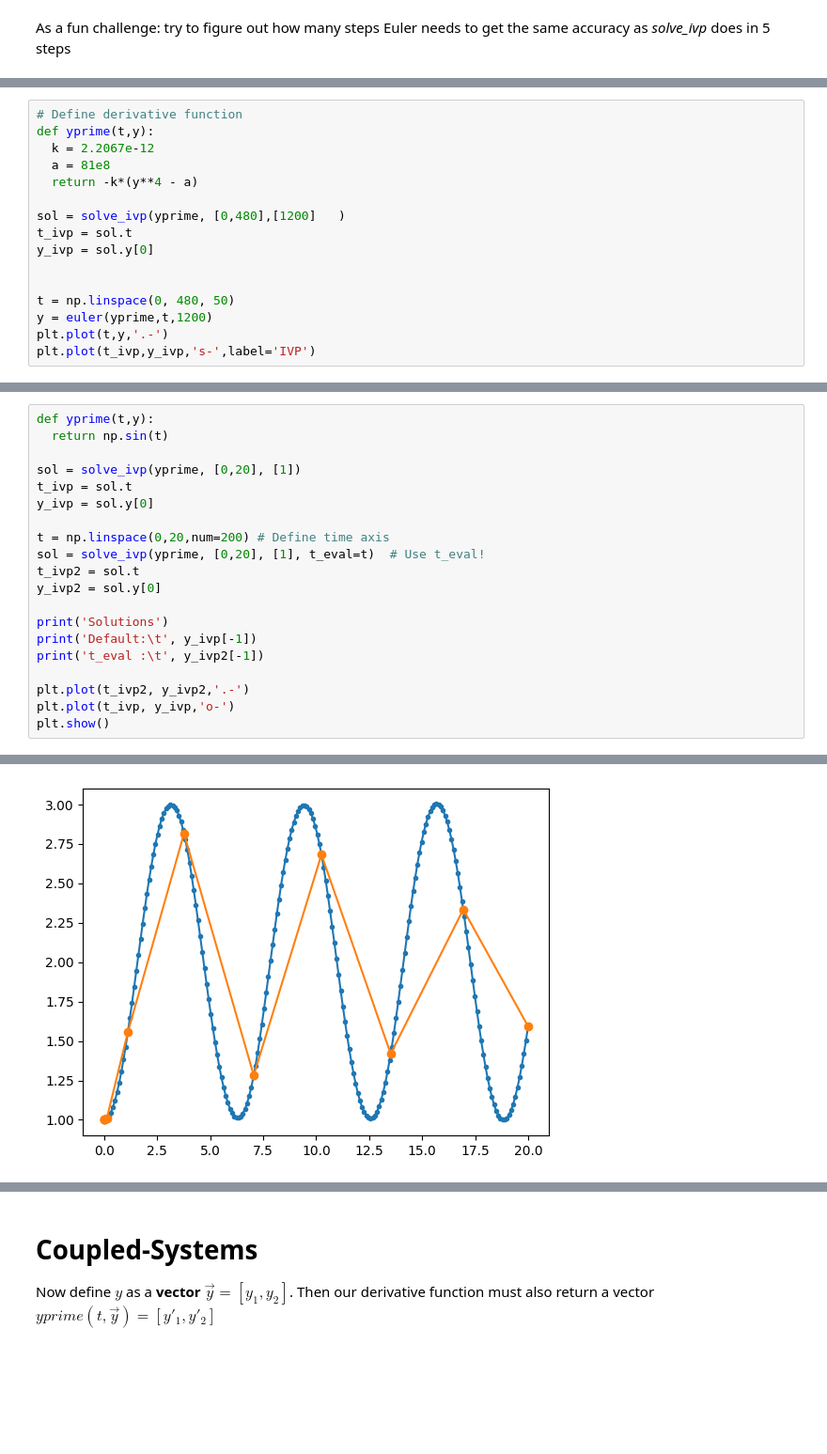
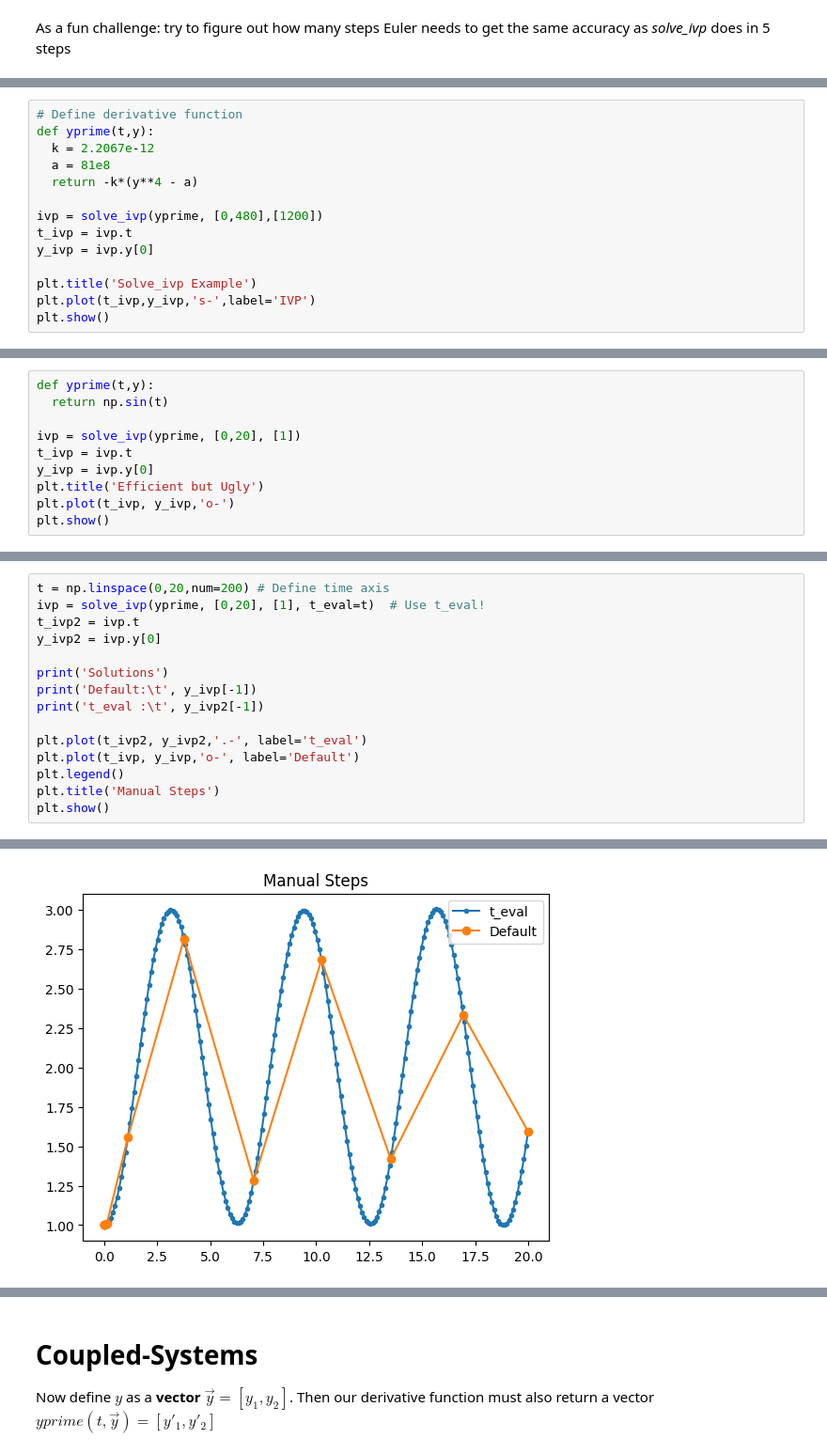
Before and after one commit to mdaugherity/Numerical2024, a Jupyter notebook: ode/Week_9_solveivp.ipynb, the cells around one changed output, grey strips where cells are left out. Shown at 94% size. Drawn from its saved outputs; the diff is of its cells as text; blank space fills up the shorter version.

```diff
--- a/ode/Week_9_solveivp.ipynb
+++ b/ode/Week_9_solveivp.ipynb
@@ -128,13 +129,11 @@ def yprime(t,y):
   a = 81e8
   return -k*(y**4 - a)
 
-sol = solve_ivp(yprime, [0,480],[1200]   )
-t_ivp = sol.t
-y_ivp = sol.y[0]
+ivp = solve_ivp(yprime, [0,480],[1200])
+t_ivp = ivp.t
+y_ivp = ivp.y[0]
 
-
-t = np.linspace(0, 480, 50)
-y = euler(yprime,t,1200)
-plt.plot(t,y,'.-')
+plt.title('Solve_ivp Example')
 plt.plot(t_ivp,y_ivp,'s-',label='IVP')
+plt.show()
 # %% [output]
@@ -145,0 +144,10 @@ RK45 is amazingly good at solving problems in a small number of steps, but what
+# %%
+def yprime(t,y):
+  return np.sin(t)
+
+ivp = solve_ivp(yprime, [0,20], [1])
+t_ivp = ivp.t
+y_ivp = ivp.y[0]
+plt.title('Efficient but Ugly')
+plt.plot(t_ivp, y_ivp,'o-')
+plt.show()
@@ -146,25 +159,20 @@ RK45 is amazingly good at solving problems in a small number of steps, but what
 # %%
-def yprime(t,y):
-  return np.sin(t)
-
-sol = solve_ivp(yprime, [0,20], [1])
-t_ivp = sol.t
-y_ivp = sol.y[0]
-
 t = np.linspace(0,20,num=200) # Define time axis
-sol = solve_ivp(yprime, [0,20], [1], t_eval=t)  # Use t_eval!
-t_ivp2 = sol.t
-y_ivp2 = sol.y[0]
+ivp = solve_ivp(yprime, [0,20], [1], t_eval=t)  # Use t_eval!
+t_ivp2 = ivp.t
+y_ivp2 = ivp.y[0]
 
 print('Solutions')
 print('Default:\t', y_ivp[-1])
 print('t_eval :\t', y_ivp2[-1])
 
-plt.plot(t_ivp2, y_ivp2,'.-')
-plt.plot(t_ivp, y_ivp,'o-')
+plt.plot(t_ivp2, y_ivp2,'.-', label='t_eval')
+plt.plot(t_ivp, y_ivp,'o-', label='Default')
+plt.legend()
+plt.title('Manual Steps')
 plt.show()
 # %% [output]
 Solutions
 Default:         1.5927186061203615
 t_eval :         1.592718606120357
-[figure, old version]
+[figure, new version]
```
Also changed, not shown: parts of 21 cells of this notebook.
